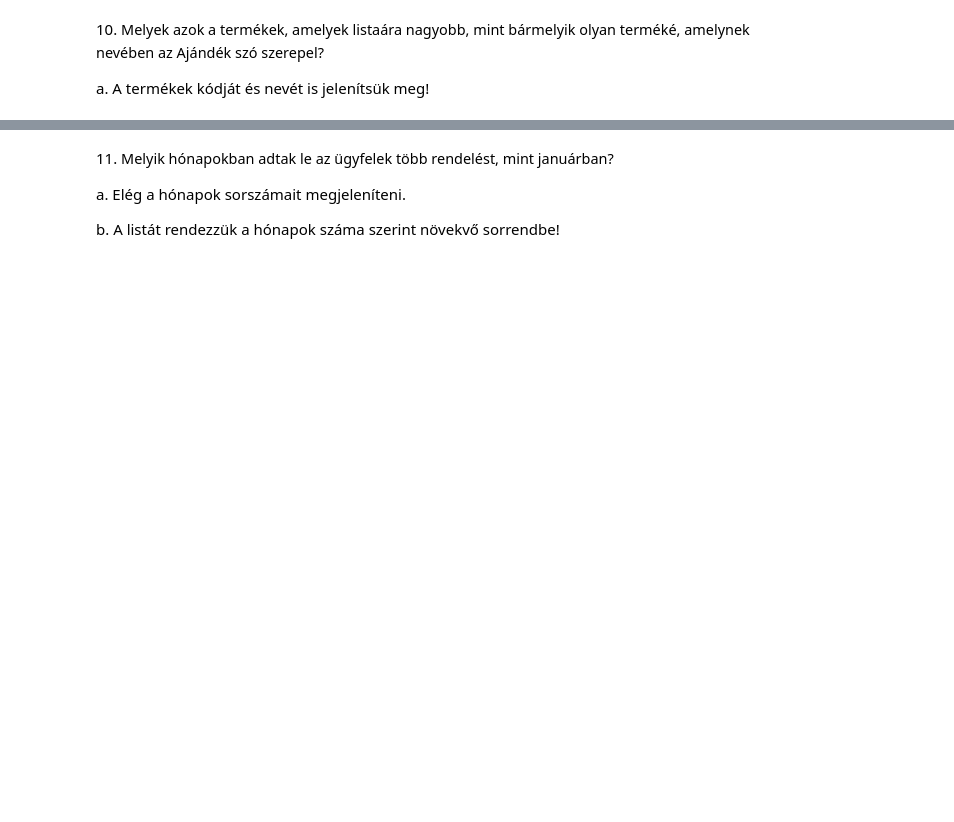
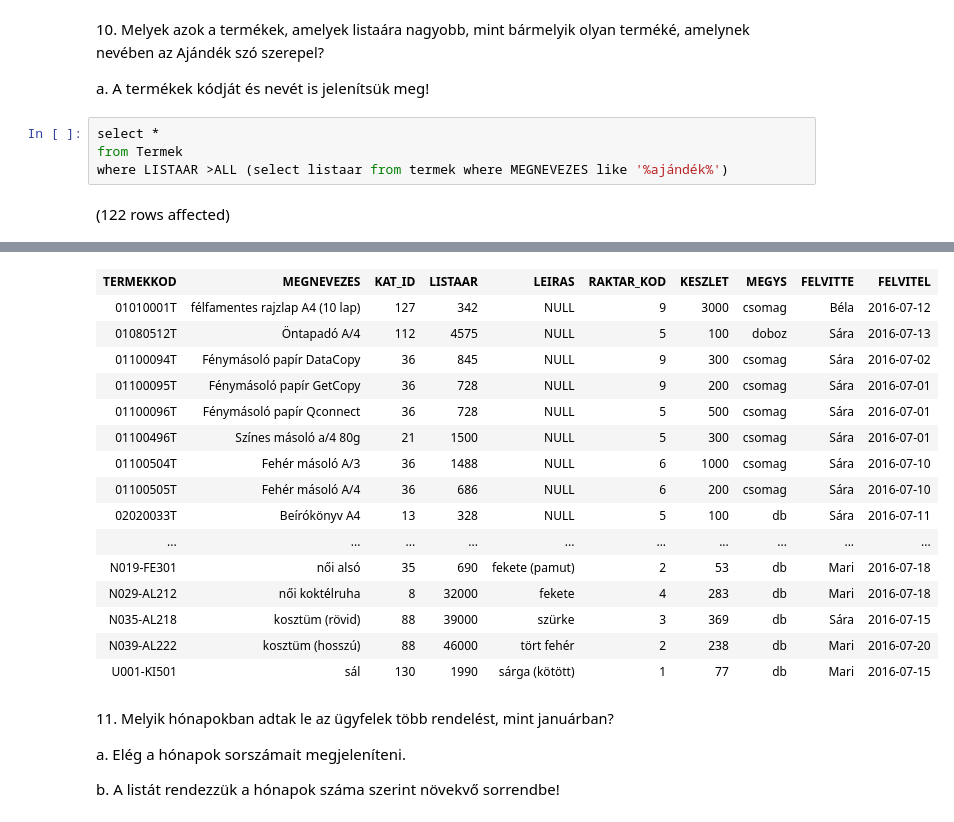
Before and after one commit to rttjnk/adatbazis, a Jupyter notebook: gyakorlat06_feladatok.ipynb, the cells around one changed output, grey strips where cells are left out. Cells and saved outputs as stored; diff of their text form; blank space fills up the shorter version.

```diff
--- a/gyakorlat06_feladatok.ipynb
+++ b/gyakorlat06_feladatok.ipynb
@@ -208,3 +214,9 @@ WHERE
 10. <span style="background-color: rgb(255, 255, 255); color: rgb(0, 0, 0); font-family: &quot;Open Sans&quot;, sans-serif; font-size: 14.44px;">Melyek azok a termékek, amelyek listaára nagyobb, mint bármelyik olyan terméké, amelynek nevében az Ajándék szó szerepel?&nbsp;</span>
 
 a. A termékek kódját és nevét is jelenítsük meg!
+# %%
+select *
+from Termek
+where LISTAAR >ALL (select listaar from termek where MEGNEVEZES like '%ajándék%')
+# %% [output]
+(122 rows affected)
@@ -211,3 +224,19 @@ a. A termékek kódját és nevét is jelenítsük meg!
+| TERMEKKOD | MEGNEVEZES | KAT_ID | LISTAAR | LEIRAS | RAKTAR_KOD | KESZLET | MEGYS | FELVITTE | FELVITEL |
+| 01010001T | félfamentes rajzlap A4 (10 lap) | 127 | 342 | NULL | 9 | 3000 | csomag | Béla | 2016-07-12 |
+| 01080512T | Öntapadó A/4 | 112 | 4575 | NULL | 5 | 100 | doboz | Sára | 2016-07-13 |
+| 01100094T | Fénymásoló papír DataCopy | 36 | 845 | NULL | 9 | 300 | csomag | Sára | 2016-07-02 |
+| 01100095T | Fénymásoló papír GetCopy | 36 | 728 | NULL | 9 | 200 | csomag | Sára | 2016-07-01 |
+| 01100096T | Fénymásoló papír Qconnect | 36 | 728 | NULL | 5 | 500 | csomag | Sára | 2016-07-01 |
+| 01100496T | Színes másoló a/4 80g | 21 | 1500 | NULL | 5 | 300 | csomag | Sára | 2016-07-01 |
+| 01100504T | Fehér másoló A/3 | 36 | 1488 | NULL | 6 | 1000 | csomag | Sára | 2016-07-10 |
+| 01100505T | Fehér másoló A/4 | 36 | 686 | NULL | 6 | 200 | csomag | Sára | 2016-07-10 |
+| 02020033T | Beírókönyv A4 | 13 | 328 | NULL | 5 | 100 | db | Sára | 2016-07-11 |
+| ... | ... | ... | ... | ... | ... | ... | ... | ... | ... |
+| N019-FE301 | női alsó | 35 | 690 | fekete (pamut) | 2 | 53 | db | Mari | 2016-07-18 |
+| N029-AL212 | női koktélruha | 8 | 32000 | fekete | 4 | 283 | db | Mari | 2016-07-18 |
+| N035-AL218 | kosztüm (rövid) | 88 | 39000 | szürke | 3 | 369 | db | Sára | 2016-07-15 |
+| N039-AL222 | kosztüm (hosszú) | 88 | 46000 | tört fehér | 2 | 238 | db | Mari | 2016-07-20 |
+| U001-KI501 | sál | 130 | 1990 | sárga (kötött) | 1 | 77 | db | Mari | 2016-07-15 |
 # %% [markdown]
 11. <span style="background-color: rgb(255, 255, 255); color: rgb(0, 0, 0); font-family: &quot;Open Sans&quot;, sans-serif; font-size: 14.44px;">Melyik hónapokban adtak le az ügyfelek több rendelést, mint januárban?&nbsp;</span>
 
```
Also changed, not shown: parts of 5 cells of this notebook.
